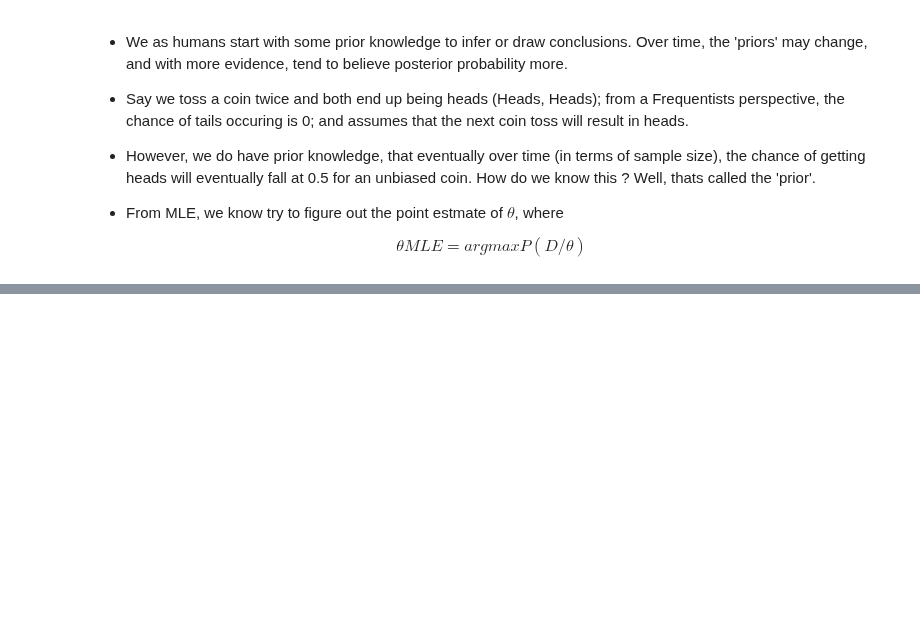
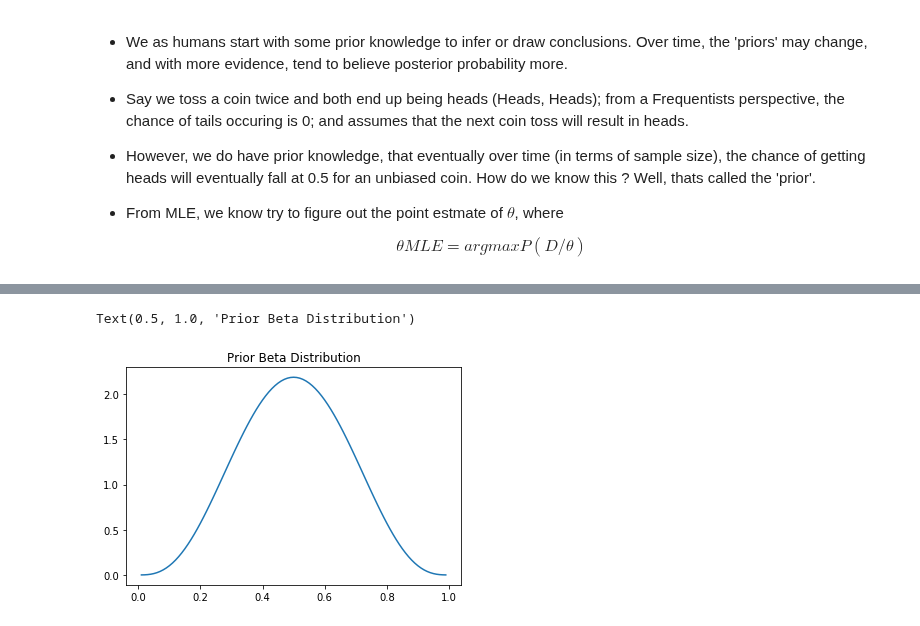
Before and after one commit to AdiVarma27/AdiVarma27.github.io, a Jupyter notebook: _jupyter/2019-04-07-Frequentist vs Bayesian Thinking with MLE & MAP.ipynb, the cells around one changed output, grey strips where cells are left out. Drawn from its saved outputs; the diff is of its cells as text; code cells hidden in the pictures; blank space fills up the shorter version.

```diff
--- a/_jupyter/2019-04-07-Frequentist vs Bayesian Thinking with MLE & MAP.ipynb
+++ b/_jupyter/2019-04-07-Frequentist vs Bayesian Thinking with MLE & MAP.ipynb
@@ -145,0 +151,9 @@ $$Hence, {P(\theta/D)} ∼ Beta(\alpha + x, \beta - x + 1)$$
+# %%
+alpha_param = beta_param = 4
+x = np.arange (0.01, 1, 0.01)
+y = beta.pdf(x, alpha_param, beta_param)
+plt.plot(x,y)
+plt.title('Prior Beta Distribution')
+# %% [output]
+Text(0.5, 1.0, 'Prior Beta Distribution')
+[figure, added]
```
Also changed, not shown: parts of 9 cells of this notebook.
